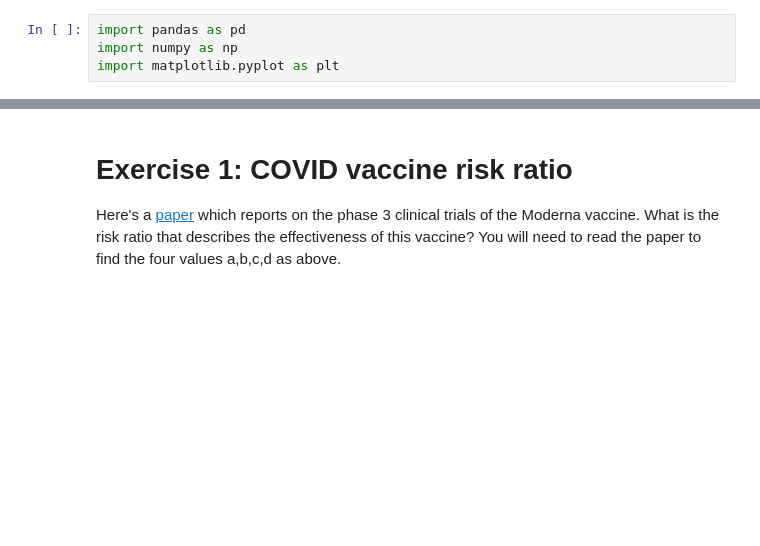
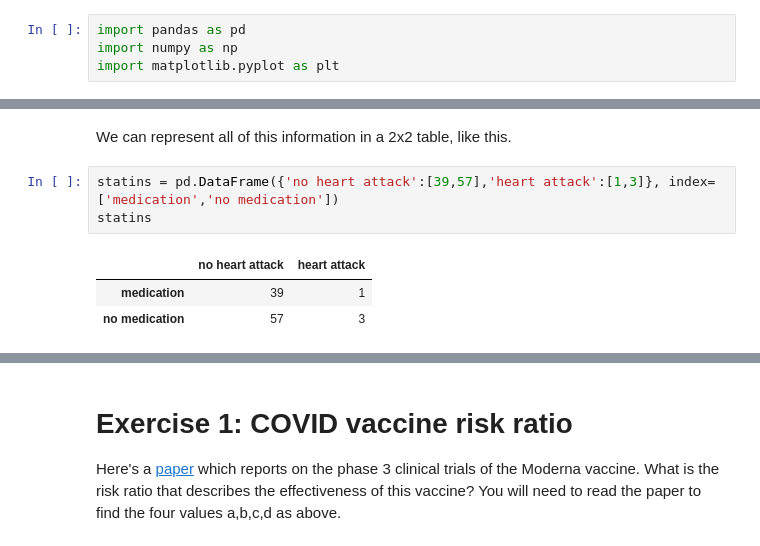
Before and after one commit to jstray/risk-ratios, a Jupyter notebook: risk-ratios.ipynb, the cells around one changed output, grey strips where cells are left out. Saved outputs shown, nothing was run; the diff lists cells and outputs as text; blank space fills up the shorter version.

```diff
--- a/risk-ratios.ipynb
+++ b/risk-ratios.ipynb
@@ -31,0 +16,9 @@ p_cancer_given_nonsmoker
+# %% [markdown]
+We can represent all of this information in a 2x2 table, like this.
+# %%
+statins = pd.DataFrame({'no heart attack':[39,57],'heart attack':[1,3]}, index=['medication','no medication'])
+statins
+# %% [output]
+|  | no heart attack | heart attack |
+| medication | 39 | 1 |
+| no medication | 57 | 3 |
```
Also changed, not shown: parts of 28 cells of this notebook, 1 other file.
